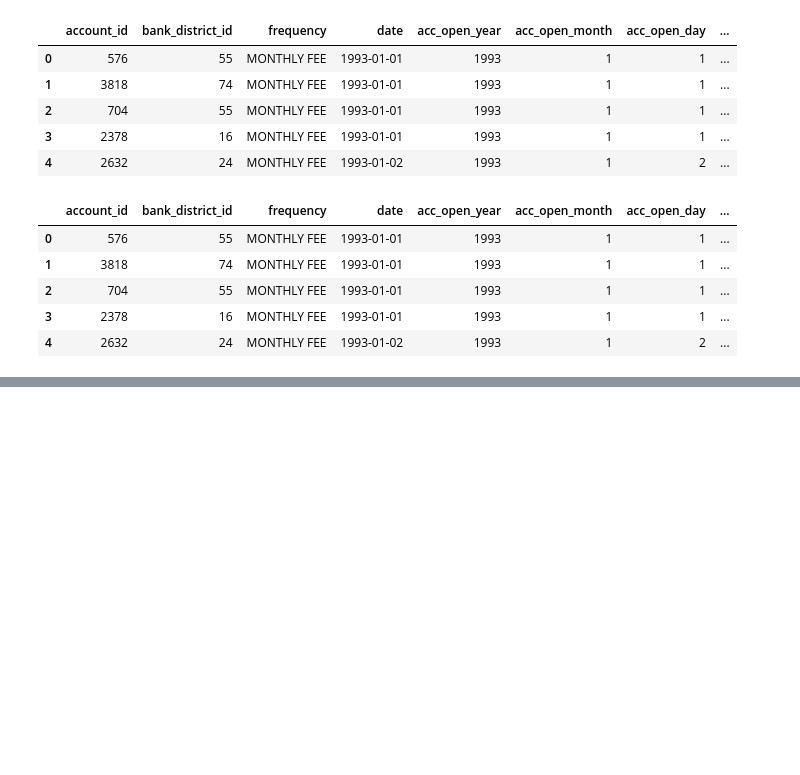
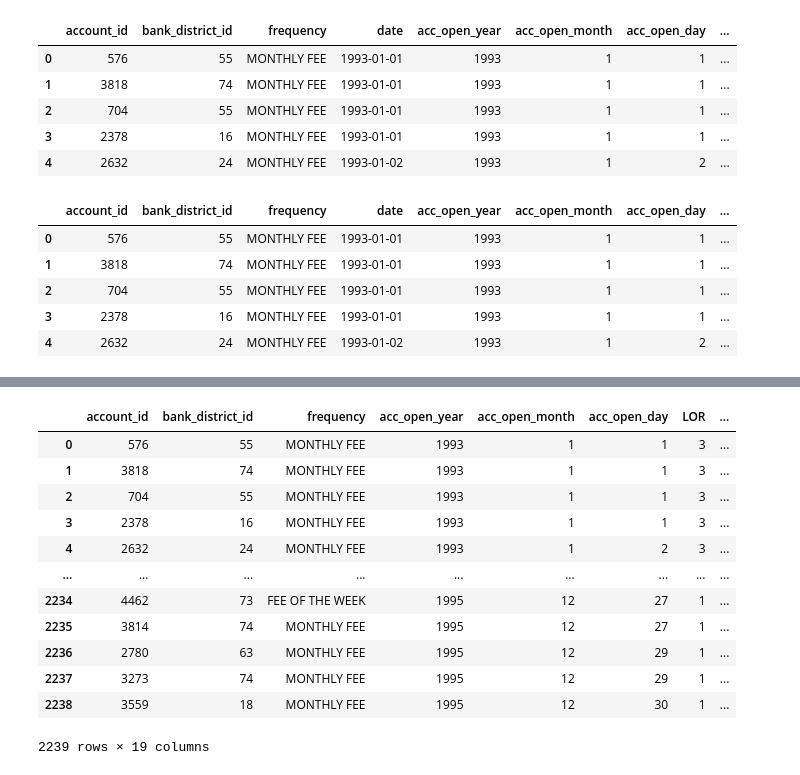
Before and after one commit to inderrana/Financial-Datamart-Analytical-Base-Table, a Jupyter notebook: fin_datamart.ipynb, the cells around one changed output, grey strips where cells are left out. Drawn from its saved outputs; the diff is of its cells as text; code cells hidden in the pictures; blank space fills up the shorter version.

```diff
--- a/fin_datamart.ipynb
+++ b/fin_datamart.ipynb
@@ -192,0 +204,14 @@ account.head()
+# %%
+#Add age group description column
+age_bkt = [
+    (account["age"].between(0, 17)),
+    (account["age"].between(18, 35)),
+    (account["age"].between(36, 55)),
+    (account["age"] > 56)
+    ]
+
+# create a list of the value for each condition
+age_bkt_vals = ["youth", "young adult", "adult", "senior"]
+# %%
+account["age_grp_desc"] = np.select(age_bkt, age_bkt_vals)
+account.head()
@@ -192,0 +323,18 @@ account.head()
+# %%
+#Drop unwanted columns
+account_dropped_cols = ["birth_number","date"]
+account.drop(account_dropped_cols, axis=1)
+# %% [output]
+|  | account_id | bank_district_id | frequency | acc_open_year | acc_open_month | acc_open_day | LOR | ... |
+| 0 | 576 | 55 | MONTHLY FEE | 1993 | 1 | 1 | 3 | ... |
+| 1 | 3818 | 74 | MONTHLY FEE | 1993 | 1 | 1 | 3 | ... |
+| 2 | 704 | 55 | MONTHLY FEE | 1993 | 1 | 1 | 3 | ... |
+| 3 | 2378 | 16 | MONTHLY FEE | 1993 | 1 | 1 | 3 | ... |
+| 4 | 2632 | 24 | MONTHLY FEE | 1993 | 1 | 2 | 3 | ... |
+| ... | ... | ... | ... | ... | ... | ... | ... | ... |
+| 2234 | 4462 | 73 | FEE OF THE WEEK | 1995 | 12 | 27 | 1 | ... |
+| 2235 | 3814 | 74 | MONTHLY FEE | 1995 | 12 | 27 | 1 | ... |
+| 2236 | 2780 | 63 | MONTHLY FEE | 1995 | 12 | 29 | 1 | ... |
+| 2237 | 3273 | 74 | MONTHLY FEE | 1995 | 12 | 29 | 1 | ... |
+| 2238 | 3559 | 18 | MONTHLY FEE | 1995 | 12 | 30 | 1 | ... |
+2239 rows × 19 columns
```
Also changed, not shown: parts of 11 cells of this notebook.
